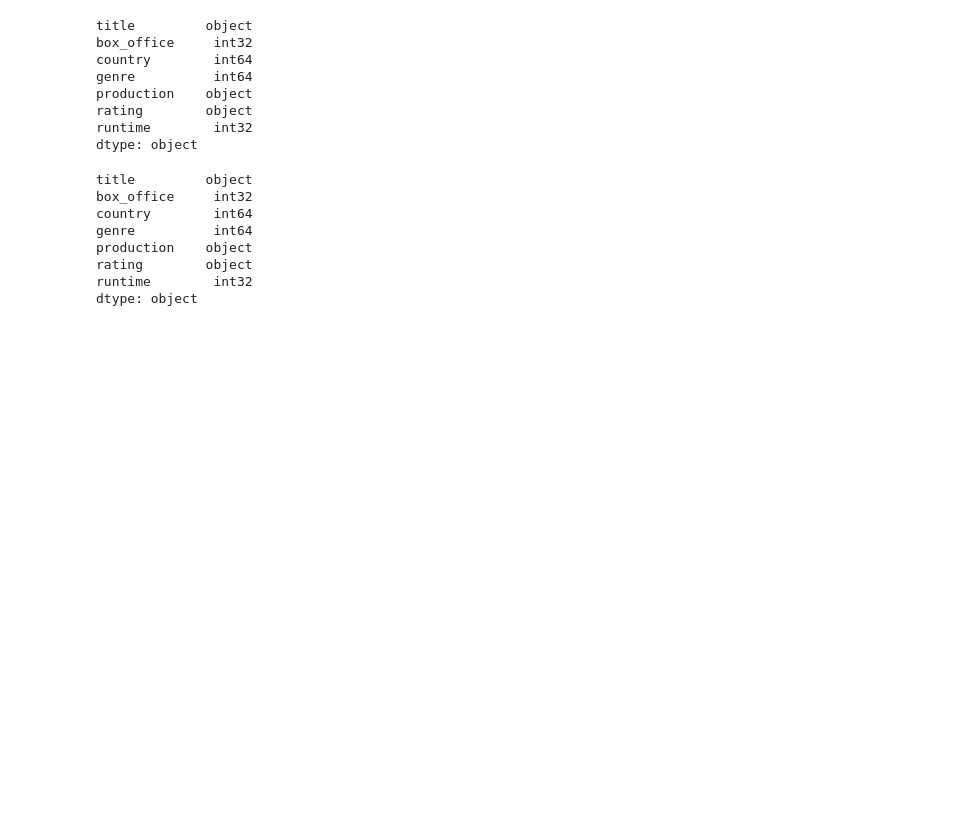
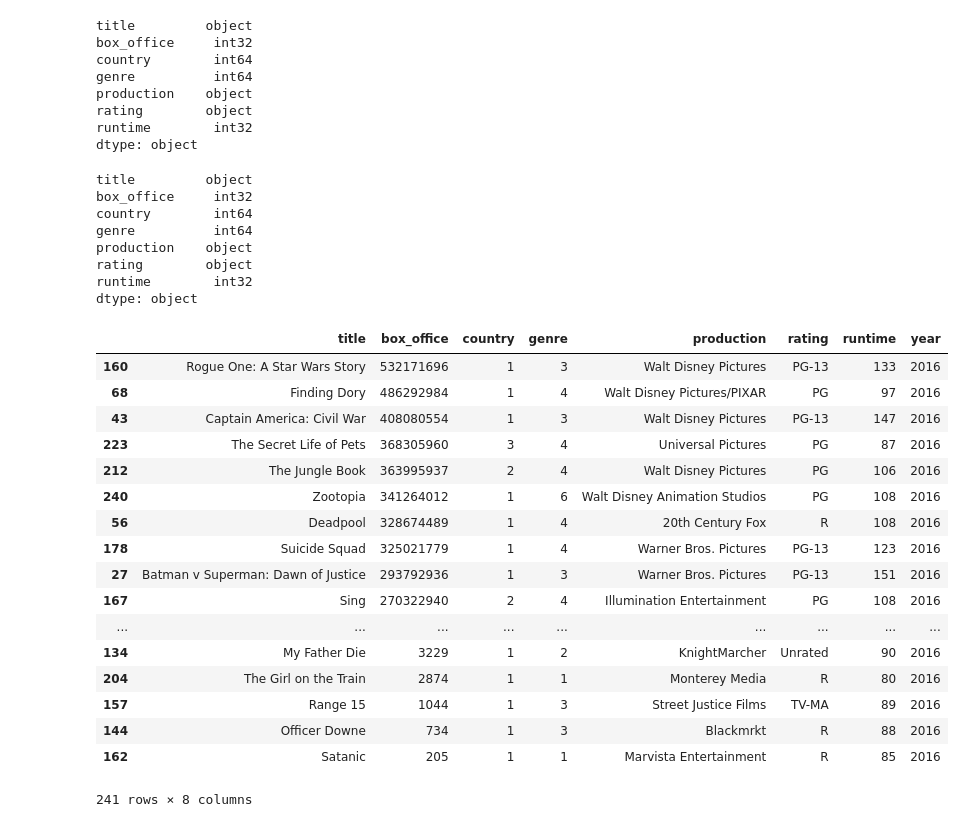
Before and after one commit to rebeca-lamas/machine-learning-project, a Jupyter notebook: Resources/2016_compiling_data/2016_data_cleaning.ipynb, the cells around one changed output. Drawn from its saved outputs; the diff is of its cells as text; code cells hidden in the pictures; blank space fills up the shorter version.

```diff
--- a/Resources/2016_compiling_data/2016_data_cleaning.ipynb
+++ b/Resources/2016_compiling_data/2016_data_cleaning.ipynb
@@ -309,3 +314,26 @@ dtype: object
 train['year'] = 2016
 # %%
 train.to_csv('../data/train_data_2016.csv', index=False)
+# %%
+train = train.sort_values(by=['box_office'], ascending=False)
+# %%
+train.head()
+# %% [output]
+|  | title | box_office | country | genre | production | rating | runtime | year |
+| 160 | Rogue One: A Star Wars Story | 532171696 | 1 | 3 | Walt Disney Pictures | PG-13 | 133 | 2016 |
+| 68 | Finding Dory | 486292984 | 1 | 4 | Walt Disney Pictures/PIXAR | PG | 97 | 2016 |
+| 43 | Captain America: Civil War | 408080554 | 1 | 3 | Walt Disney Pictures | PG-13 | 147 | 2016 |
+| 223 | The Secret Life of Pets | 368305960 | 3 | 4 | Universal Pictures | PG | 87 | 2016 |
+| 212 | The Jungle Book | 363995937 | 2 | 4 | Walt Disney Pictures | PG | 106 | 2016 |
+| 240 | Zootopia | 341264012 | 1 | 6 | Walt Disney Animation Studios | PG | 108 | 2016 |
+| 56 | Deadpool | 328674489 | 1 | 4 | 20th Century Fox | R | 108 | 2016 |
+| 178 | Suicide Squad | 325021779 | 1 | 4 | Warner Bros. Pictures | PG-13 | 123 | 2016 |
+| 27 | Batman v Superman: Dawn of Justice | 293792936 | 1 | 3 | Warner Bros. Pictures | PG-13 | 151 | 2016 |
+| 167 | Sing | 270322940 | 2 | 4 | Illumination Entertainment | PG | 108 | 2016 |
+| ... | ... | ... | ... | ... | ... | ... | ... | ... |
+| 134 | My Father Die | 3229 | 1 | 2 | KnightMarcher | Unrated | 90 | 2016 |
+| 204 | The Girl on the Train | 2874 | 1 | 1 | Monterey Media | R | 80 | 2016 |
+| 157 | Range 15 | 1044 | 1 | 3 | Street Justice Films | TV-MA | 89 | 2016 |
+| 144 | Officer Downe | 734 | 1 | 3 | Blackmrkt | R | 88 | 2016 |
+| 162 | Satanic | 205 | 1 | 1 | Marvista Entertainment | R | 85 | 2016 |
+241 rows × 8 columns
```
Also changed, not shown: parts of 6 cells of this notebook, 2 other files.
